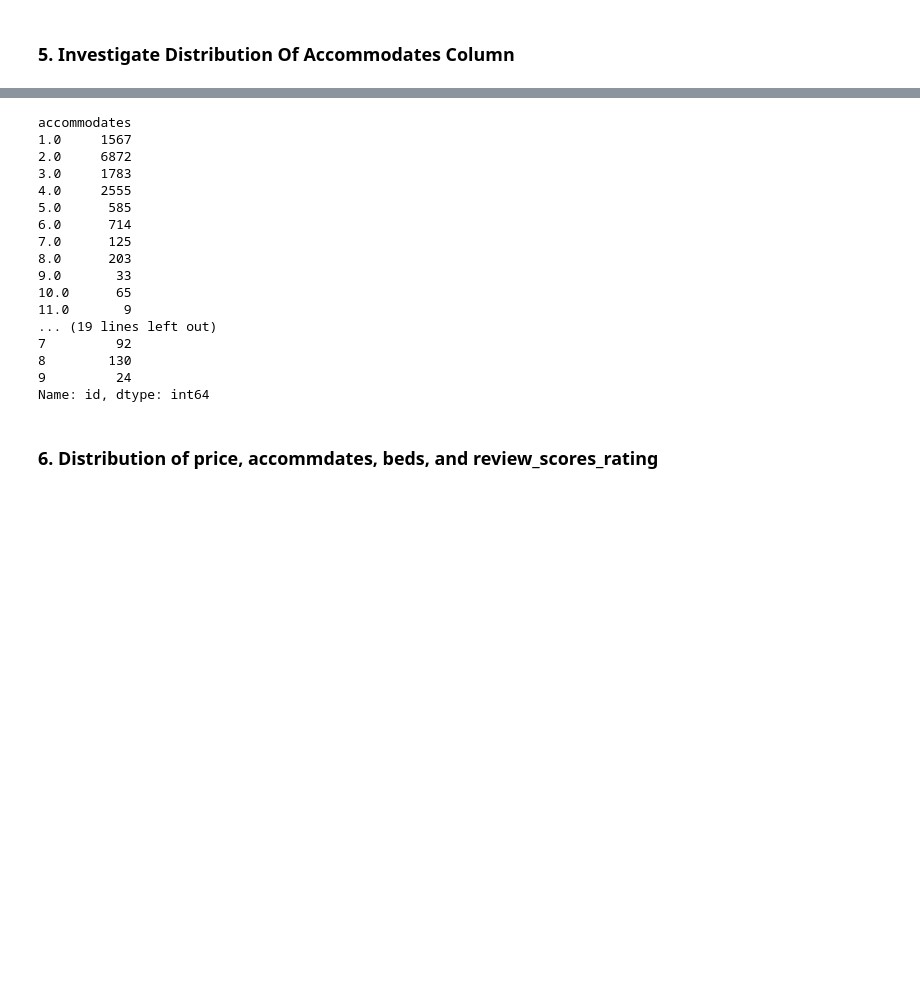
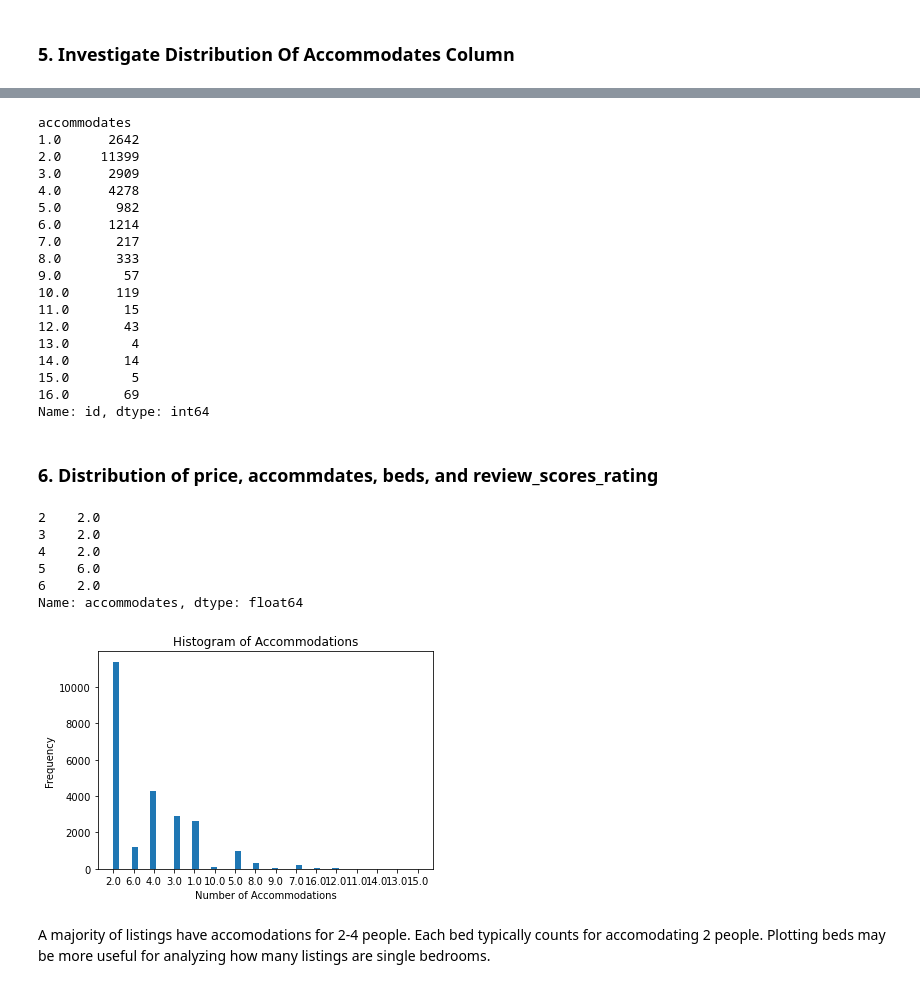
Before and after one commit to jared-myers/AirBnB-Data-Cleaning, a Jupyter notebook: Cleaning AirBnB Listings.ipynb, the cells around one changed output, grey strips where cells are left out. Saved outputs shown, nothing was run; the diff lists cells and outputs as text; code cells hidden in the pictures; blank space fills up the shorter version.

```diff
--- a/Cleaning AirBnB Listings.ipynb
+++ b/Cleaning AirBnB Listings.ipynb
@@ -77,6 +77,6 @@ host_listing_count, Number of Missing Values: 11
 # %%
 # NaN is acceptable for review_scores_rating
 origin = len(data)
-data = data.dropna(how='any', subset=['zipcode', 'property_type', 'bedrooms', 'beds', 'bathrooms'])
+data = data.dropna(how='any', subset=['zipcode', 'property_type', 'bedrooms', 'beds', 'bathrooms', 'accommodates'])
 print('Number of NaN values removed:', origin - len(data))
 # %% [output]
@@ -86,5 +86,7 @@ Number of NaN values removed: 776
 # %%
 data['price'] = (data['price'].str.replace(r'[^-+\d.]', '').astype(float))
+# %%
+data['accommodates'] = pd.to_numeric(data['accommodates'])
 # %% [markdown]
 ### 3. Drop Invalid Data
 # %%
@@ -131,27 +149,41 @@ TypeError: '<' not supported between instances of 'str' and 'float'
 data.groupby('accommodates').agg('count')['id']
 # %% [output]
 accommodates
-1.0     1567
-2.0     6872
-3.0     1783
-4.0     2555
-5.0      585
-6.0      714
-7.0      125
-8.0      203
-9.0       33
-10.0      65
-11.0       9
-... (19 lines left out)
-7         92
-8        130
-9         24
+1.0      2642
+2.0     11399
+3.0      2909
+4.0      4278
+5.0       982
+6.0      1214
+7.0       217
+8.0       333
+9.0        57
+10.0      119
+11.0       15
+12.0       43
+13.0        4
+14.0       14
+15.0        5
+16.0       69
 Name: id, dtype: int64
 # %% [markdown]
 ### 6. Distribution of price, accommdates, beds, and review_scores_rating
+# %%
+data['accommodates'].head()
+# %% [output]
+2    2.0
+3    2.0
+4    2.0
+5    6.0
+6    2.0
+Name: accommodates, dtype: float64
 # %%
-plt.hist(data['accommodates'], bins=50)
+plt.hist(data['accommodates'].astype(str), bins=50)
 plt.title("Histogram of Accommodations")
 plt.xlabel("Number of Accommodations")
 plt.ylabel("Frequency")
 plt.show()
+# %% [output]
+[figure, added]
+# %% [markdown]
+A majority of listings have accomodations for 2-4 people. Each bed typically counts for accomodating 2 people. Plotting beds may be more useful for analyzing how many listings are single bedrooms.
```
Also changed, not shown: parts of 35 cells of this notebook, 2 other files.
